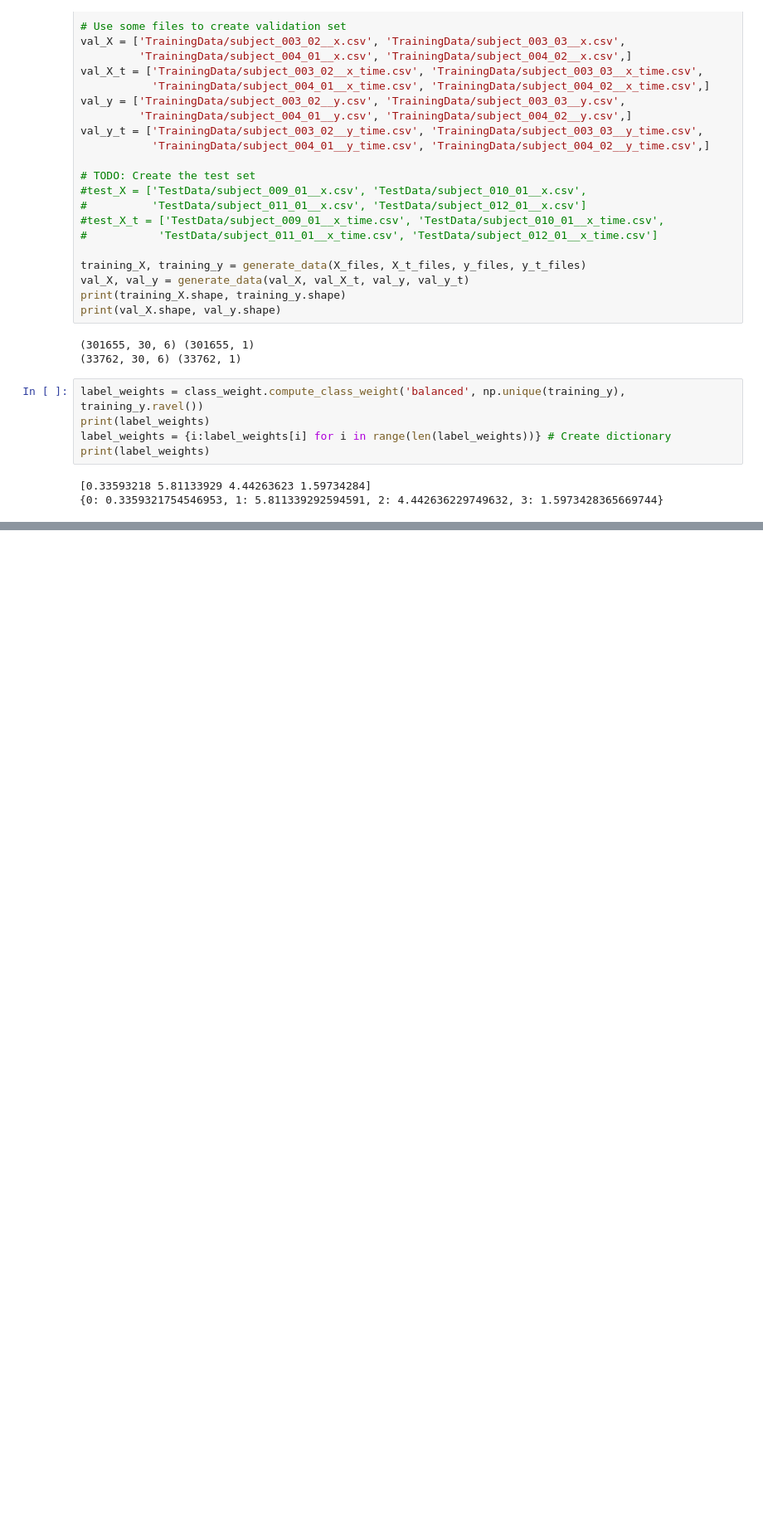
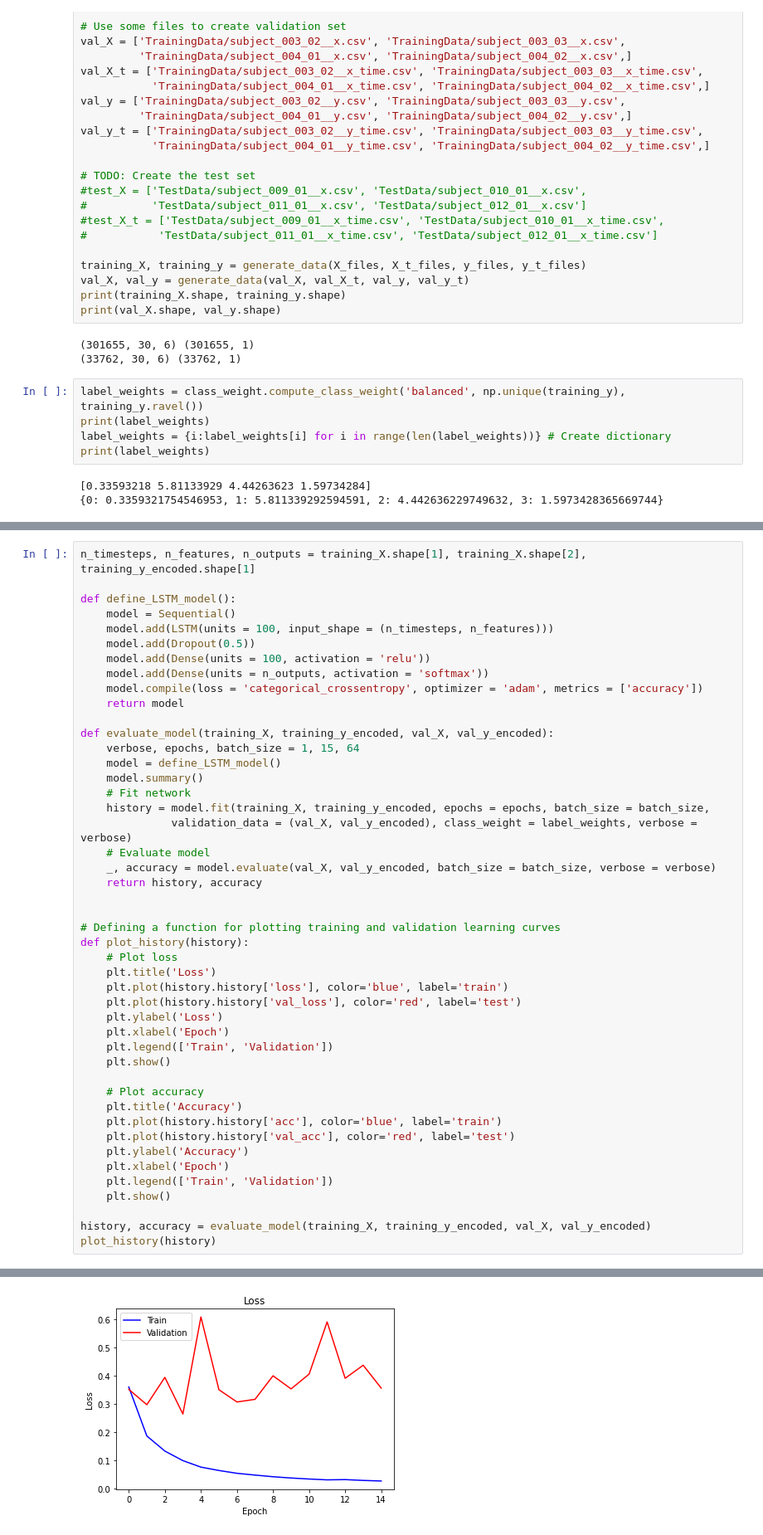
Before and after one commit to shilpakancharla/terrain-identification, a Jupyter notebook: Proj_C2.ipynb, the cells around one changed output, grey strips where cells are left out. Shown at 83% size. Drawn from its saved outputs; the diff is of its cells as text; blank space fills up the shorter version.

Commit message:
Added cells with tasks, added plotting function

```diff
--- a/Proj_C2.ipynb
+++ b/Proj_C2.ipynb
@@ -299,0 +257,47 @@ Epoch 15/15
+# %%
+n_timesteps, n_features, n_outputs = training_X.shape[1], training_X.shape[2], training_y_encoded.shape[1]
+
+def define_LSTM_model():
+    model = Sequential()
+    model.add(LSTM(units = 100, input_shape = (n_timesteps, n_features)))
+    model.add(Dropout(0.5))
+    model.add(Dense(units = 100, activation = 'relu'))
+    model.add(Dense(units = n_outputs, activation = 'softmax'))
+    model.compile(loss = 'categorical_crossentropy', optimizer = 'adam', metrics = ['accuracy'])
+    return model
+
+def evaluate_model(training_X, training_y_encoded, val_X, val_y_encoded):
+    verbose, epochs, batch_size = 1, 15, 64
+    model = define_LSTM_model()
+    model.summary()
+    # Fit network
+    history = model.fit(training_X, training_y_encoded, epochs = epochs, batch_size = batch_size,
+              validation_data = (val_X, val_y_encoded), class_weight = label_weights, verbose = verbose)
+    # Evaluate model
+    _, accuracy = model.evaluate(val_X, val_y_encoded, batch_size = batch_size, verbose = verbose)
+    return history, accuracy
+
+
+# Defining a function for plotting training and validation learning curves
+def plot_history(history):
+	# Plot loss
+    plt.title('Loss')
+    plt.plot(history.history['loss'], color='blue', label='train')
+    plt.plot(history.history['val_loss'], color='red', label='test')
+    plt.ylabel('Loss')
+    plt.xlabel('Epoch')
+    plt.legend(['Train', 'Validation'])
+    plt.show()
+
+    # Plot accuracy
+    plt.title('Accuracy')
+    plt.plot(history.history['acc'], color='blue', label='train')
+    plt.plot(history.history['val_acc'], color='red', label='test')
+    plt.ylabel('Accuracy')
+    plt.xlabel('Epoch')
+    plt.legend(['Train', 'Validation'])
+    plt.show()
+
+history, accuracy = evaluate_model(training_X, training_y_encoded, val_X, val_y_encoded)
+plot_history(history)
+# %% [output]
@@ -299,0 +321 @@ Epoch 15/15
+[figure, added]
```
Also changed, not shown: parts of 11 cells of this notebook.
